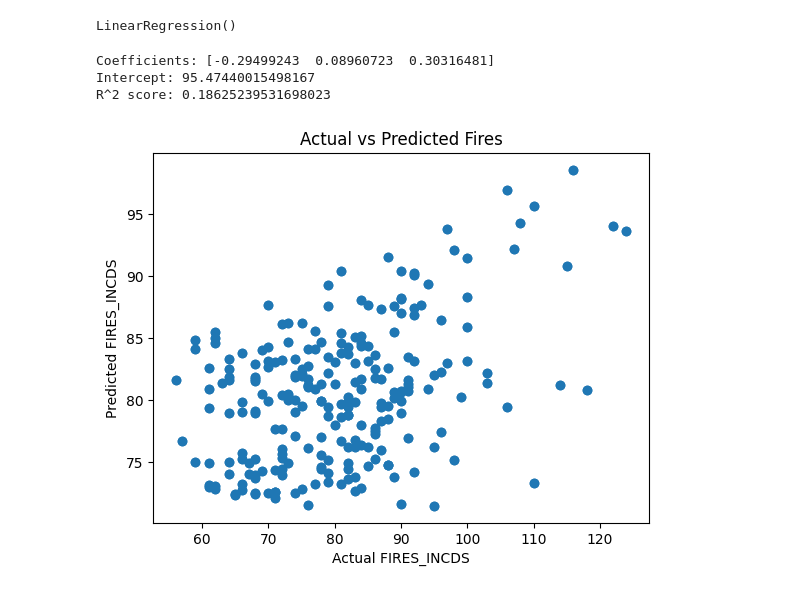
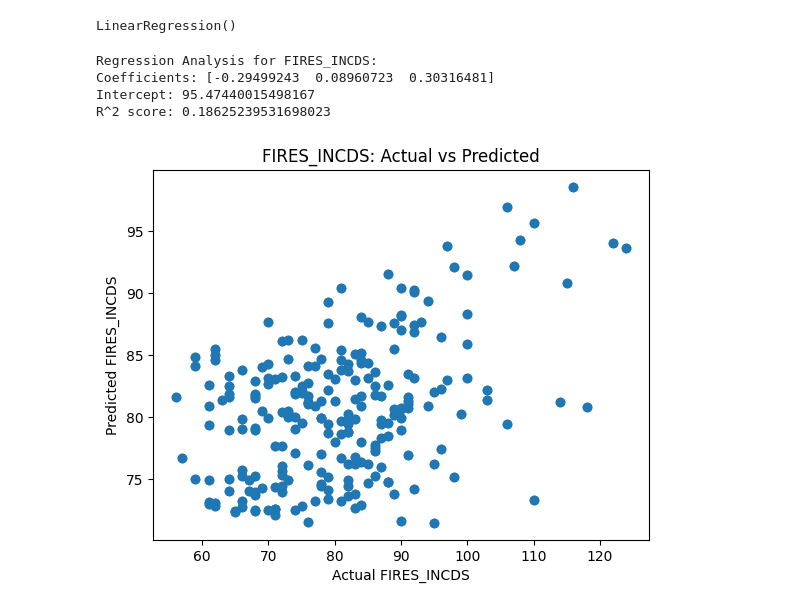
Before and after one commit to ilana01/weather_fire_analysis, a Jupyter notebook: data.ipynb, the cells around one changed output. Drawn from its saved outputs; the diff is of its cells as text; code cells hidden in the pictures.

```diff
--- a/data.ipynb
+++ b/data.ipynb
@@ -5,9 +5,9 @@ import seaborn as sns
 import matplotlib.pyplot as plt
 from sklearn.linear_model import LinearRegression
 # %%
-# file paths (save data on your machine in the same format)
-csv1_file_path = "DataFiles\\FRNSW_data_export_daily_20250513.csv"
-csv2_file_path = "DataFiles\\combined_attributes.csv"
+# file paths
+csv1_file_path = "DataFiles/FRNSW_data_export_daily_20250513.csv"
+csv2_file_path = "DataFiles/combined_attributes.csv"
 # %%
 # expand the '~' to the full path
 csv1_file_path = os.path.expanduser(csv1_file_path)
@@ -148,3 +152,7 @@ target = "FIRES_INCDS"
+# %%
+# Regression analysis for FIRES_INCDS using three predictors
+predictors = [HUMIDITY_COLUMN, WIND_SPEED_COLUMN, TEMPERATURE_COLUMN]
+target = FIRE_INCIDENTS_COLUMN
 # %%
 regression_data = merged_data.dropna(subset=predictors + [target])
 X = regression_data[predictors]
@@ -155,21 +163,23 @@ model.fit(X, y)
 # %% [output]
 LinearRegression()
 # %%
-# Print coefficients
+print("\nRegression Analysis for FIRES_INCDS:")
 print("Coefficients:", model.coef_)
 print("Intercept:", model.intercept_)
 print("R^2 score:", model.score(X, y))
 # %% [output]
+Regression Analysis for FIRES_INCDS:
 Coefficients: [-0.29499243  0.08960723  0.30316481]
 Intercept: 95.47440015498167
 R^2 score: 0.18625239531698023
 # %%
-# plot actual vs predicted
+# Plot actual vs predicted for FIRES_INCDS
 y_pred = model.predict(X)
+plt.figure()
 plt.scatter(y, y_pred)
 plt.xlabel("Actual FIRES_INCDS")
 plt.ylabel("Predicted FIRES_INCDS")
-plt.title("Actual vs Predicted Fires")
+plt.title("FIRES_INCDS: Actual vs Predicted")
 plt.show()
 # %% [output]
-[figure, old version]
+[figure, new version]
```
Also changed, not shown: parts of 54 cells of this notebook.
